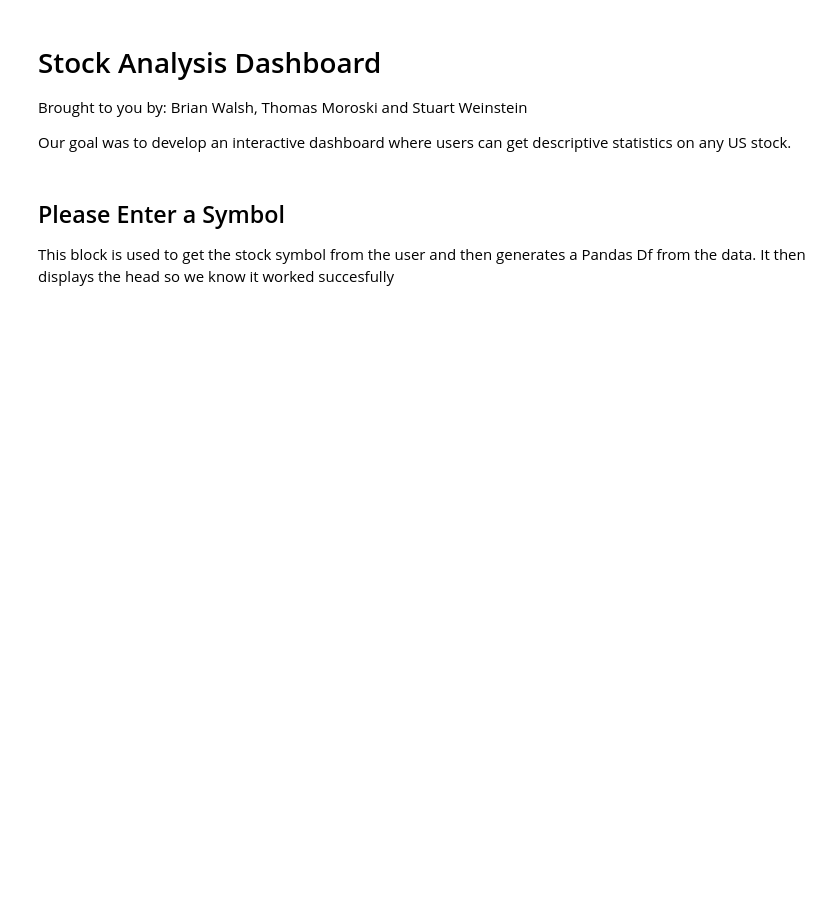
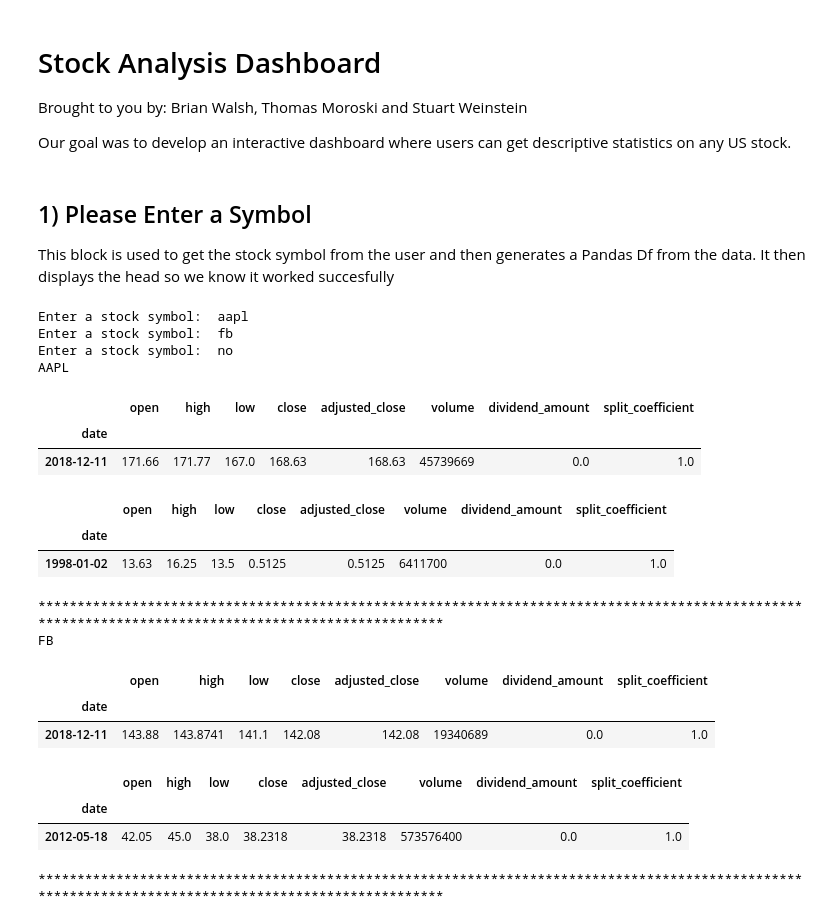
Before and after one commit to fairfield-university-ba505-fall2018/final-project-stuart-s-suicide-squad, a Jupyter notebook: Stuart/front_end.ipynb, the cells around one changed output. Saved outputs shown, nothing was run; the diff lists cells and outputs as text; code cells hidden in the pictures; blank space fills up the shorter version.

```diff
--- a/Stuart/front_end.ipynb
+++ b/Stuart/front_end.ipynb
@@ -7,16 +7,38 @@ Our goal was to develop an interactive dashboard where users can get descriptive
 #Initial Imports
 import back_end as bk
 # %% [markdown]
-## Please Enter a Symbol
+## 1) Please Enter a Symbol
 This block is used to get the stock symbol from the user and then generates a Pandas Df from the data. It then displays the head so we know it worked succesfully
 # %%
 #This block will loop through and ask the user for stock symbols they want to analyze. 'get_stocks' will promt the user for the symbols and return a list of them.
 #'make_df' will make the dataframes based on the symbols, and return a list of dataframes. The for loop will simply print the first row of each DF so that we can confirm it worked.
 
 symbols = bk.get_stocks()
 stock_dfs = bk.make_df(symbols)
 stock_dfs_length = len(stock_dfs)
 for symbol in range(0,stock_dfs_length):
     print(symbols[symbol])
     display(stock_dfs[symbol].head(1))
+    display(stock_dfs[symbol].tail(1))
+    bk.line()
+# %% [output]
+Enter a stock symbol:  aapl
+Enter a stock symbol:  fb
+Enter a stock symbol:  no
+AAPL
+|  | open | high | low | close | adjusted_close | volume | dividend_amount | split_coefficient |
+| date |  |  |  |  |  |  |  |  |
+| 2018-12-11 | 171.66 | 171.77 | 167.0 | 168.63 | 168.63 | 45739669 | 0.0 | 1.0 |
+|  | open | high | low | close | adjusted_close | volume | dividend_amount | split_coefficient |
+| date |  |  |  |  |  |  |  |  |
+| 1998-01-02 | 13.63 | 16.25 | 13.5 | 0.5125 | 0.5125 | 6411700 | 0.0 | 1.0 |
+******************************************************************************************************************************************************
+FB
+|  | open | high | low | close | adjusted_close | volume | dividend_amount | split_coefficient |
+| date |  |  |  |  |  |  |  |  |
+| 2018-12-11 | 143.88 | 143.8741 | 141.1 | 142.08 | 142.08 | 19340689 | 0.0 | 1.0 |
+|  | open | high | low | close | adjusted_close | volume | dividend_amount | split_coefficient |
+| date |  |  |  |  |  |  |  |  |
+| 2012-05-18 | 42.05 | 45.0 | 38.0 | 38.2318 | 38.2318 | 573576400 | 0.0 | 1.0 |
+******************************************************************************************************************************************************
 # %% [markdown]
```
Also changed, not shown: parts of 12 cells of this notebook, 2 other files.
